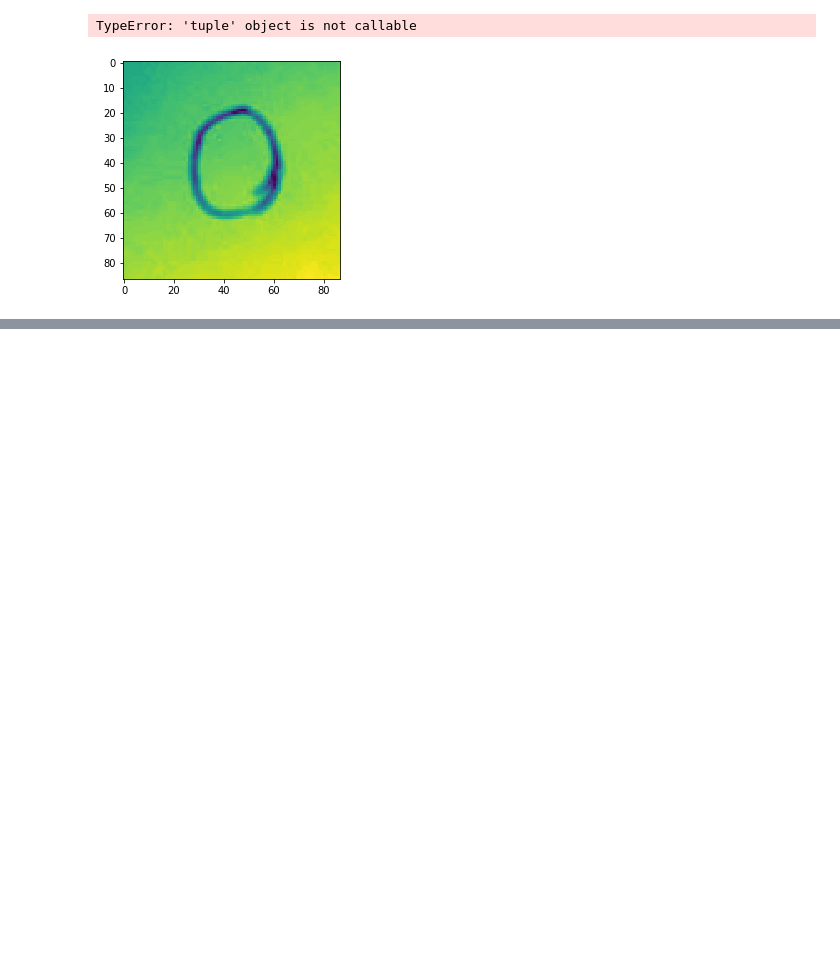
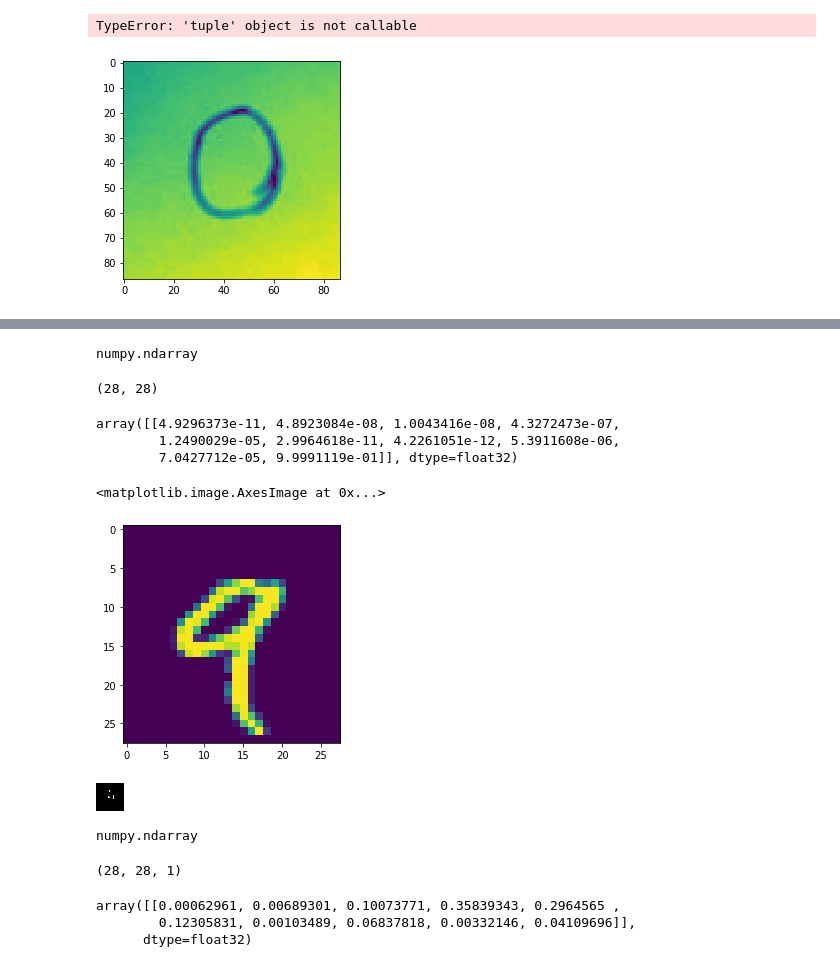
Before and after one commit to agrawalsourabh/MNIST-handwritten, a Jupyter notebook: MNIST-Handwritten.ipynb, the cells around one changed output, grey strips where cells are left out. Cells and saved outputs as stored; diff of their text form; code cells hidden in the pictures; blank space fills up the shorter version.

```diff
--- a/MNIST-Handwritten.ipynb
+++ b/MNIST-Handwritten.ipynb
@@ -593,0 +741,16 @@ TypeError: 'tuple' object is not callable
+# %%
+type(x_train[4])
+# %% [output]
+numpy.ndarray
+# %%
+x_train[4].shape
+# %% [output]
+(28, 28)
+# %%
+train_img = x_train[4]/255
+# %%
+pred_our_digit(train_img)
+# %% [output]
+array([[4.9296373e-11, 4.8923084e-08, 1.0043416e-08, 4.3272473e-07,
+        1.2490029e-05, 2.9964618e-11, 4.2261051e-12, 5.3911608e-06,
+        7.0427712e-05, 9.9991119e-01]], dtype=float32)
@@ -593,0 +767,5 @@ TypeError: 'tuple' object is not callable
+# %%
+plt.imshow(train_img)
+# %% [output]
+<matplotlib.image.AxesImage at 0x...>
+[figure, added]
@@ -593,0 +778,4 @@ TypeError: 'tuple' object is not callable
+# %%
+img
+# %% [output]
+[figure, added]
@@ -593,0 +784,8 @@ TypeError: 'tuple' object is not callable
+# %%
+type(img_arr)
+# %% [output]
+numpy.ndarray
+# %%
+img_arr.shape
+# %% [output]
+(28, 28, 1)
@@ -593,0 +794,6 @@ TypeError: 'tuple' object is not callable
+# %%
+pred_our_digit(img_arr)
+# %% [output]
+array([[0.00062961, 0.00689301, 0.10073771, 0.35839343, 0.2964565 ,
+        0.12305831, 0.00103489, 0.06837818, 0.00332146, 0.04109696]],
+      dtype=float32)
```
Also changed, not shown: parts of 44 cells of this notebook, 11 other files.
